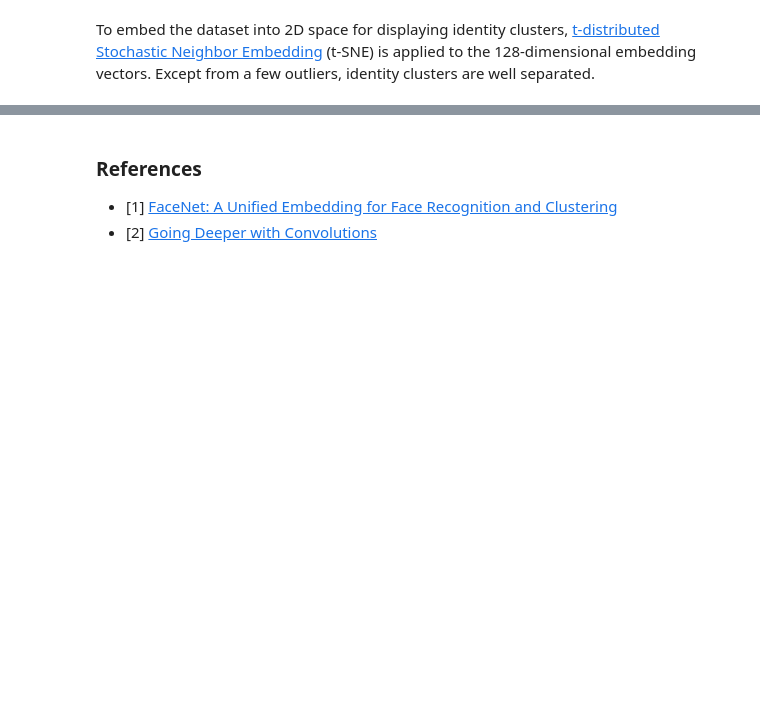
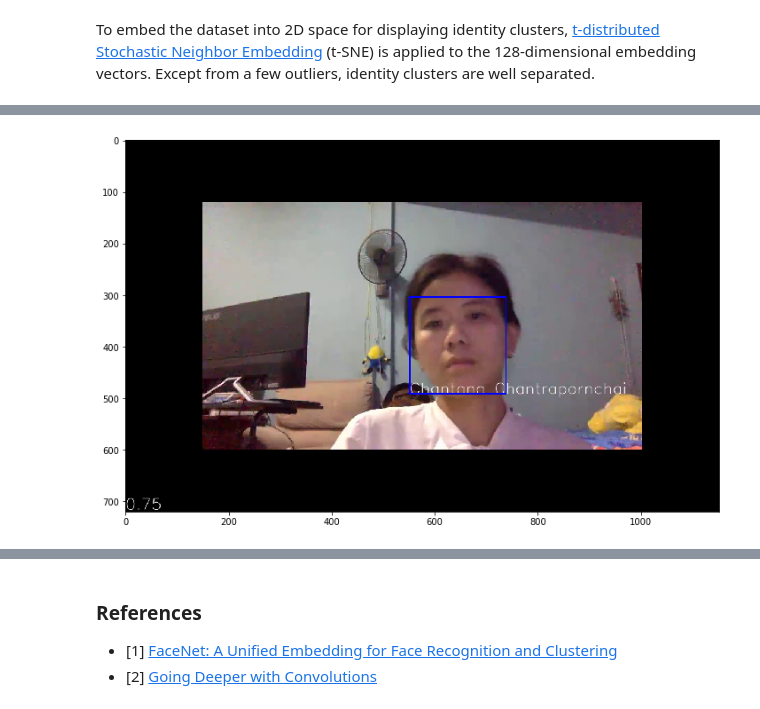
Before and after one commit to cchantra/face_training, a Jupyter notebook: face-recognition1.ipynb, the cells around one changed output, grey strips where cells are left out. Drawn from its saved outputs; the diff is of its cells as text; code cells hidden in the pictures; blank space fills up the shorter version.

```diff
--- a/face-recognition1.ipynb
+++ b/face-recognition1.ipynb
@@ -465,6 +441,11 @@ import time
 import numpy as np
 from io import StringIO
 import PIL
+
+from align import AlignDlib
+def align_image(img):
+    return alignment.align(96, img, alignment.getLargestFaceBoundingBox(img),
+                           landmarkIndices=AlignDlib.OUTER_EYES_AND_NOSE)
 
 def showarray(a, fmt='jpeg'):
     f = StringIO()
@@ -505,7 +486,8 @@ while is_capturing:
                 continue
             orig=img
             img = align_image(img)
-
+            if img is None:
+                continue
             img = (img / 255.).astype(np.float32)
 
             prediction = svc.predict(nn4_small2_pretrained.predict(np.expand_dims(img, axis=0))[0])
@@ -535,0 +515,84 @@ AttributeError: 'NoneType' object has no attribute 'shape'
+# %%
+%matplotlib inline
+
+import cv2
+import matplotlib.pyplot as plt
+from IPython import display
+import time
+import numpy as np
+from io import StringIO
+import PIL
+
+from align import AlignDlib
+
+def align_image(img):
+    return alignment.align(96, img, alignment.getLargestFaceBoundingBox(img),
+                           landmarkIndices=AlignDlib.OUTER_EYES_AND_NOSE)
+
+def showarray(a, fmt='jpeg'):
+    f = StringIO()
+    PIL.Image.fromarray(a).save(f, fmt)
+
+    IPython.display.display(IPython.display.Image(data=f.getvalue()))
+
+
+cap = cv2.VideoCapture('chantana_test.mp4')
+frame_height = cap.get(cv2.CAP_PROP_FRAME_HEIGHT)
+
+if cap.isOpened(): # try to get the first frame
+    is_capturing,  img = cap.read()
+    frame = cv2.cvtColor(img, cv2.COLOR_BGR2RGB)    # makes the blues image look real colored
+    plt.figure(figsize=(12,10))
+    webcam_preview = plt.imshow(frame)
+else:
+    is_capturing = False
+
+alignment = AlignDlib('shape_predictor_68_face_landmarks.dat')
+
+i = 0
+while is_capturing:
+    try:
+        start = time.time()
+        is_capturing,img = cap.read()
+
+
+        height , width , layers =  img.shape
+        new_w = int(width)
+        new_h = int(height)
+        font = cv2.FONT_HERSHEY_SIMPLEX
+        img = cv2.resize(img, (new_w, new_h))
+        if i% 10 ==0:
+            bb = alignment.getLargestFaceBoundingBox(img)
+
+            if img is None:
+                continue
+            orig=img
+            img = align_image(img)
+            if img is None:
+                continue
+            img = (img / 255.).astype(np.float32)
+
+            prediction = svc.predict(nn4_small2_pretrained.predict(np.expand_dims(img, axis=0))[0])
+            identity = encoder.inverse_transform(prediction)[0]
+            cv2.putText(orig, identity, (bb.left(), bb.top()+bb.height()), font, 1, (255, 255, 255), 1, cv2.LINE_AA)
+            cv2.rectangle(orig, (bb.left(), bb.top()), (bb.left()+bb.width(), bb.top()+bb.height()), (255, 0, 0), 2)
+
+
+        end = time.time()
+        seconds = end - start
+        fps = round(1 / seconds, 2)
+        if i% 10 ==0:
+            cv2.putText(orig, str(fps), (0, int(new_h) - 5), font, 1, (255, 255, 255), 1, cv2.LINE_AA)
+        img2 = cv2.cvtColor(orig, cv2.COLOR_BGR2RGB)
+        webcam_preview.set_data(img2)
+        display.clear_output(wait=True)
+        display.display(plt.gcf())
+
+        plt.pause(0.1)    # the pause time is = 1 / framerate
+    except KeyboardInterrupt:
+        cap.release()
+    #showarray(img2)
+
+cap.release()
+# %% [output]
+[figure, added]
```
Also changed, not shown: parts of 5 cells of this notebook.
